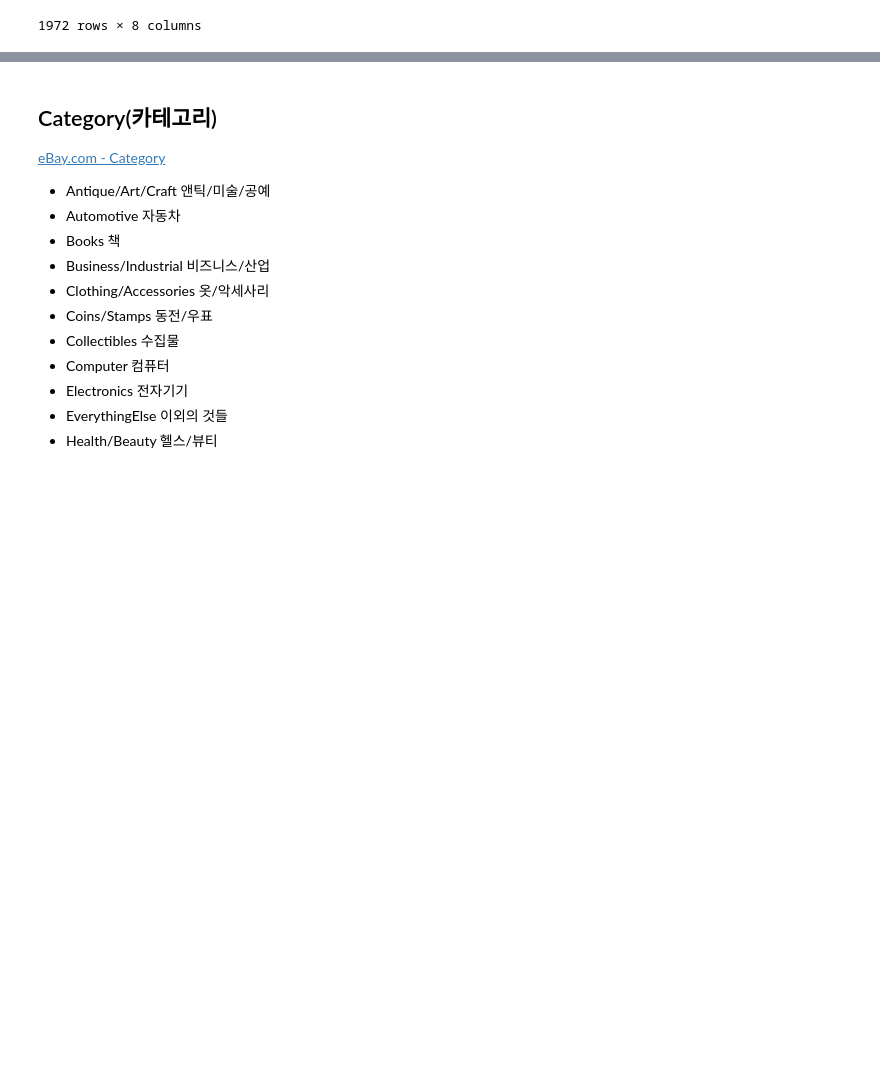
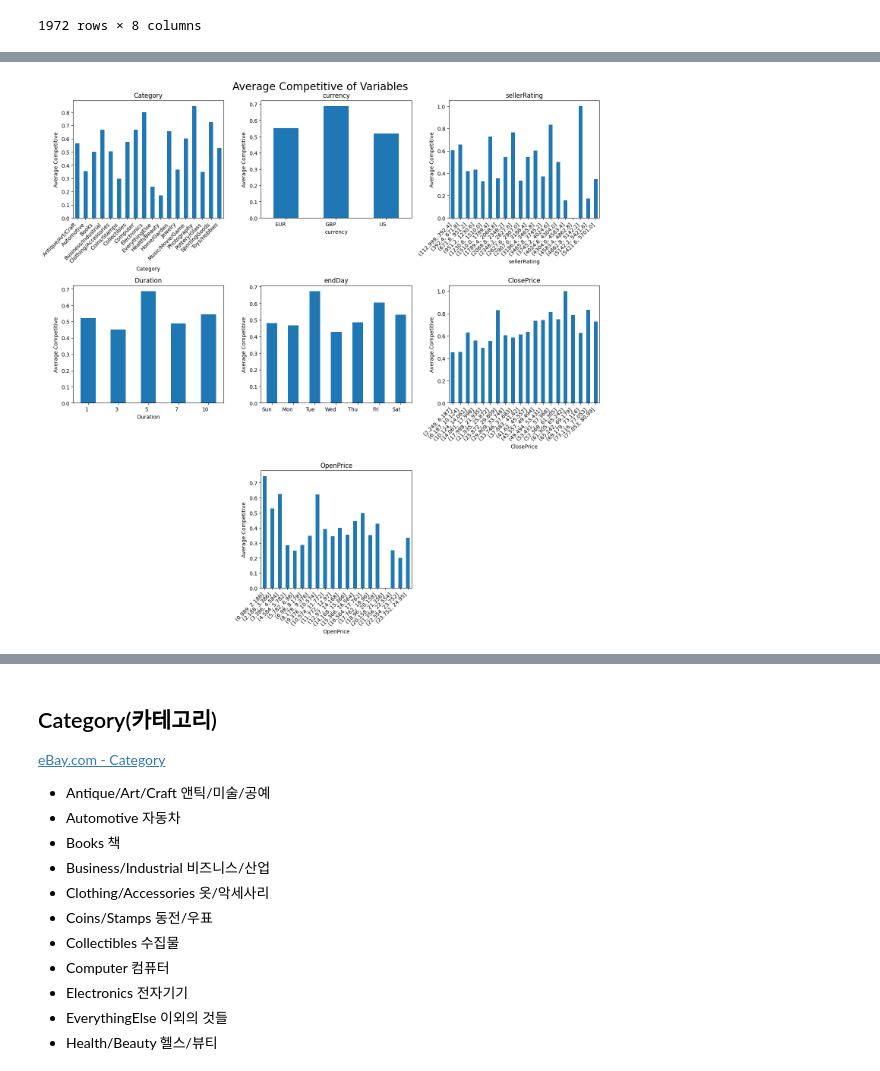
Before and after one commit to sunukkim98/DataAnalysis, a Jupyter notebook: final_project/src/code.ipynb, the cells around one changed output, grey strips where cells are left out. Cells and saved outputs as stored; diff of their text form; code cells hidden in the pictures; blank space fills up the shorter version.

```diff
--- a/final_project/src/code.ipynb
+++ b/final_project/src/code.ipynb
@@ -60,0 +94,52 @@ preprocessed_df
+# %%
+outcome = 'Competitive?'
+
+def createGraph(group, col, row):
+    groupAverage = eBayAuctions_df.groupby([group])[outcome].mean()
+    if group == 'endDay': # rotate so that display starts on Sunday
+        groupAverage = groupAverage.reindex(index=np.roll(groupAverage.index,1))
+        groupAverage.index = ['Sun', 'Mon', 'Tue', 'Wed', 'Thu', 'Fri', 'Sat']
+
+    ax = fig.add_subplot(gs[col, row])
+    groupAverage.plot.bar(color='C0', ax=ax)
+    ax.set_title(f"{group}")
+    ax.set_ylabel('Average Competitive')
+    if group == 'Category':
+        ax.set_xticklabels(groupAverage.index, rotation=45, ha='right')
+    else:
+        ax.set_xticklabels(groupAverage.index, rotation=0, ha='right')
+    return ax
+
+def graphNumericalGraph(group, col, row):
+    q1 = eBayAuctions_df[group].quantile(0.1) # 하위 10% 값
+    q3 = eBayAuctions_df[group].quantile(0.9) # 상위 90% 값
+    extracted_df = eBayAuctions_df[(eBayAuctions_df[group] >= q1) & (eBayAuctions_df[group] <= q3)] # 10~90%만 추출
+    temp_df = pd.DataFrame({group:  pd.cut(extracted_df[group], bins=bins_dict[group], include_lowest=True),
+                            outcome: extracted_df[outcome]})
+    groupAverage = temp_df.groupby([group])[outcome].mean()
+
+    ax = fig.add_subplot(gs[col, row])
+    groupAverage.plot.bar(color='C0', ax=ax)
+    ax.set_title(f"{group}")
+    ax.set_ylabel('Average Competitive')
+    ax.set_xticklabels(groupAverage.index, rotation=45, ha='right')
+
+num_col = 3
+num_row = 3
+fig = plt.figure(figsize=(15, 15))
+gs = GridSpec(num_col, num_row, figure=fig)
+
+fig.suptitle("Average Competitive of Variables", fontsize=20)
+
+createGraph('Category', 0, 0)
+createGraph('currency', 0, 1)
+graphNumericalGraph('sellerRating', 0, 2)
+createGraph('Duration', 1, 0)
+createGraph('endDay', 1, 1)
+graphNumericalGraph('ClosePrice', 1, 2)
+graphNumericalGraph('OpenPrice', 2, 1)
+plt.tight_layout()
+
+plt.show()
+# %% [output]
+[figure, added]
```
Also changed, not shown: parts of 28 cells of this notebook, 7 other files.
